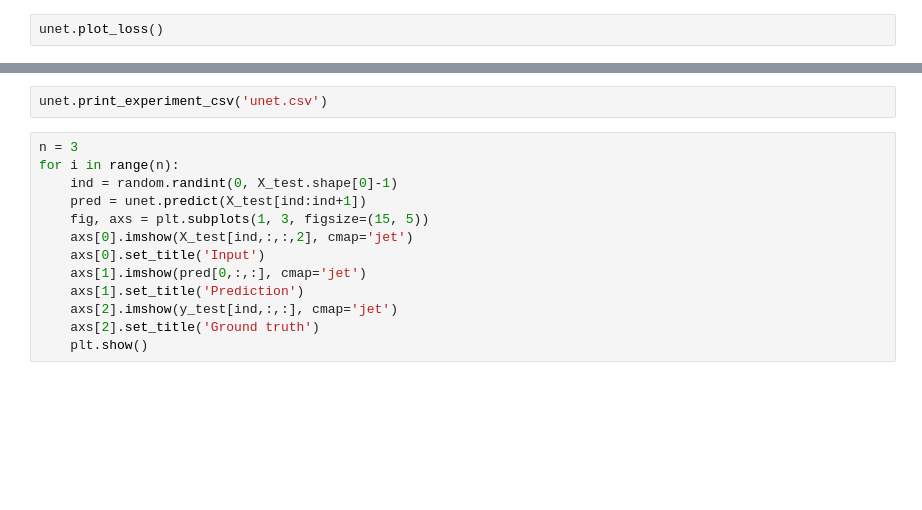
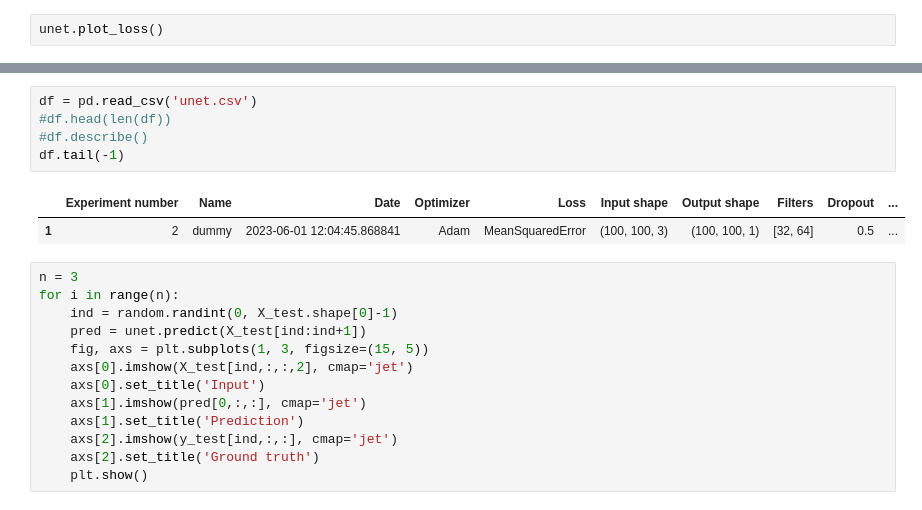
Before and after one commit to m7415/deep_learning_3MI, a Jupyter notebook: unet.ipynb, the cells around one changed output, grey strips where cells are left out. Cells and saved outputs as stored; diff of their text form; blank space fills up the shorter version.

```diff
--- a/unet.ipynb
+++ b/unet.ipynb
@@ -133,5 +129,11 @@ unet.save_experiment_csv(X_test, y_test, 'unet.csv', 'dummy')
-# %%
-unet.print_experiment_csv('unet.csv')
+# %%
+df = pd.read_csv('unet.csv')
+#df.head(len(df))
+#df.describe()
+df.tail(-1)
+# %% [output]
+|  | Experiment number | Name | Date | Optimizer | Loss | Input shape | Output shape | Filters | Dropout | ... |
+| 1 | 2 | dummy | 2023-06-01 12:04:45.868841 | Adam | MeanSquaredError | (100, 100, 3) | (100, 100, 1) | [32, 64] | 0.5 | ... |
 # %%
 n = 3
 for i in range(n):
```
Also changed, not shown: parts of 5 cells of this notebook, 4 other files.
